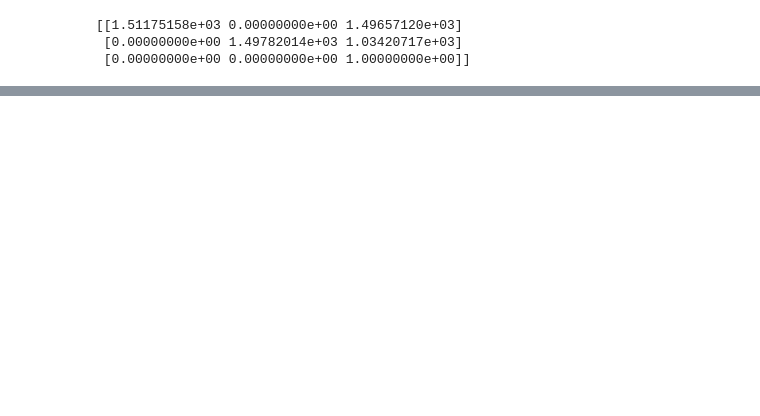
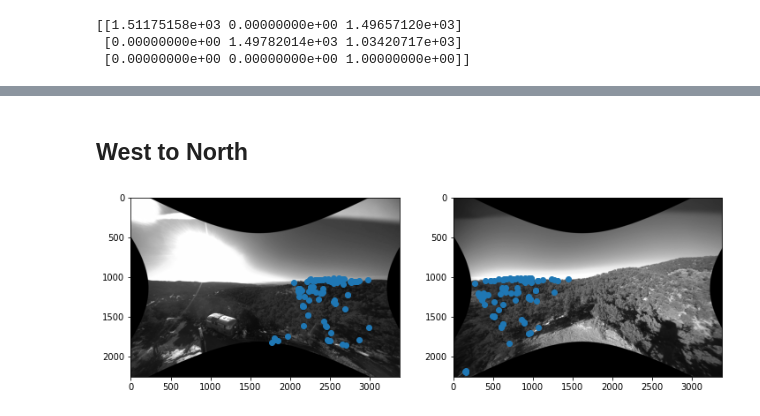
Before and after one commit to inealey/cse273_project, a Jupyter notebook: calibration/calibrate.ipynb, the cells around one changed output, grey strips where cells are left out. Drawn from its saved outputs; the diff is of its cells as text; code cells hidden in the pictures; blank space fills up the shorter version.

Commit message:
found calibration matrix, homographies

```diff
--- a/calibration/calibrate.ipynb
+++ b/calibration/calibrate.ipynb
@@ -81,4 +78,0 @@ D=np.array([[-0.03820374941567194], [-0.010632408359622545], [0.0102318678121915
-# %%
-# img = cv2.imread('2_9_2022_test_images/West_2022-02-09_160239.jpg')
-img = cv2.imread('raw_images/calib_right_137.jpg')
-h,  w = img.shape[:2]
@@ -198,0 +176,38 @@ print(2.52129043e+06)
+# %%
+SCALE = 1.1 ## how "far away" to render rectified image
+
+## load images
+img_north =  cv2.imread('2_9_2022_test_images/North_2022-02-09_160021_image.jpg')
+img_south =  cv2.imread('2_9_2022_test_images/South_2022-02-09_160030_image.jpg')
+img_east = cv2.imread('2_9_2022_test_images/East_2022-02-09_160225.jpg')
+img_west = cv2.imread('2_9_2022_test_images/West_2022-02-09_160239.jpg')
+mask = np.ones([img_west.shape[0], img_west.shape[1], 1], dtype='uint8')
+
+
+## rectify and convert to grayscale
+img_north = cv2.cvtColor(rectify(img_north, K, scale=SCALE), cv2.COLOR_BGR2GRAY)
+img_south = cv2.cvtColor(rectify(img_south, K, scale=SCALE), cv2.COLOR_BGR2GRAY)
+img_east = cv2.cvtColor(rectify(img_east, K, scale=SCALE), cv2.COLOR_BGR2GRAY)
+img_west = cv2.cvtColor(rectify(img_west, K, scale=SCALE), cv2.COLOR_BGR2GRAY)
+mask = rectify(mask, K, scale=SCALE)
+
+mask_l = mask.copy()
+mask_r = mask.copy()
+mask_l[:,:int(mask.shape[1] / 2):] = 0 ## only look for SIFT points on the right half of image
+mask_r[:,int(mask.shape[1] / 2):] = 0 ## only look for SIFT points on the left half of image
+# %% [markdown]
+## West to North
+# %%
+## find keypoints matches in two images (west --> north)
+c1, c2, d1, d2 = getSIFTMatchesPair(img_west, img_north, mask_l, mask_r)
+
+## compute a homography between images
+H, mask = cv2.findHomography(c1, c2, cv2.RANSAC)
+
+## save H
+np.save('H_W_to_N.npy', H)
+# %%
+%matplotlib inline
+plotFeatureCorr(img_west, img_north, c1, c2)
+# %% [output]
+[figure, added]
```
Also changed, not shown: parts of 25 cells of this notebook, 4 other files.
